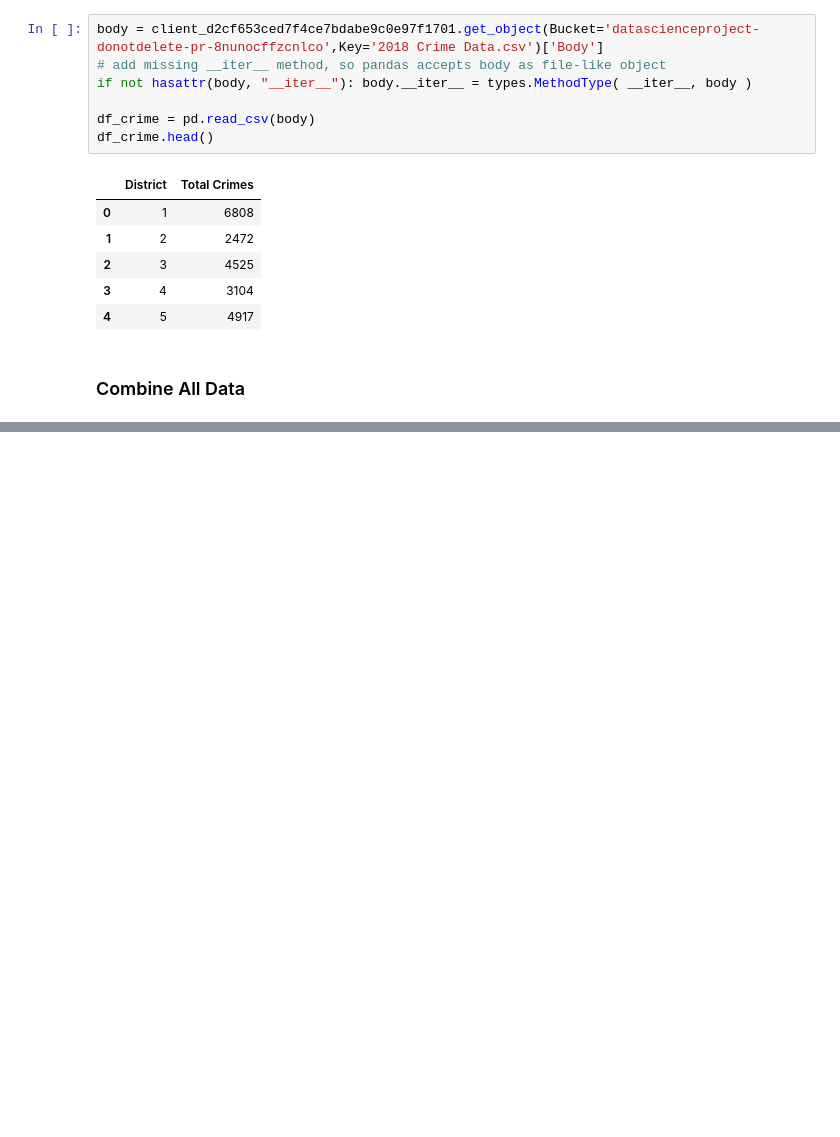
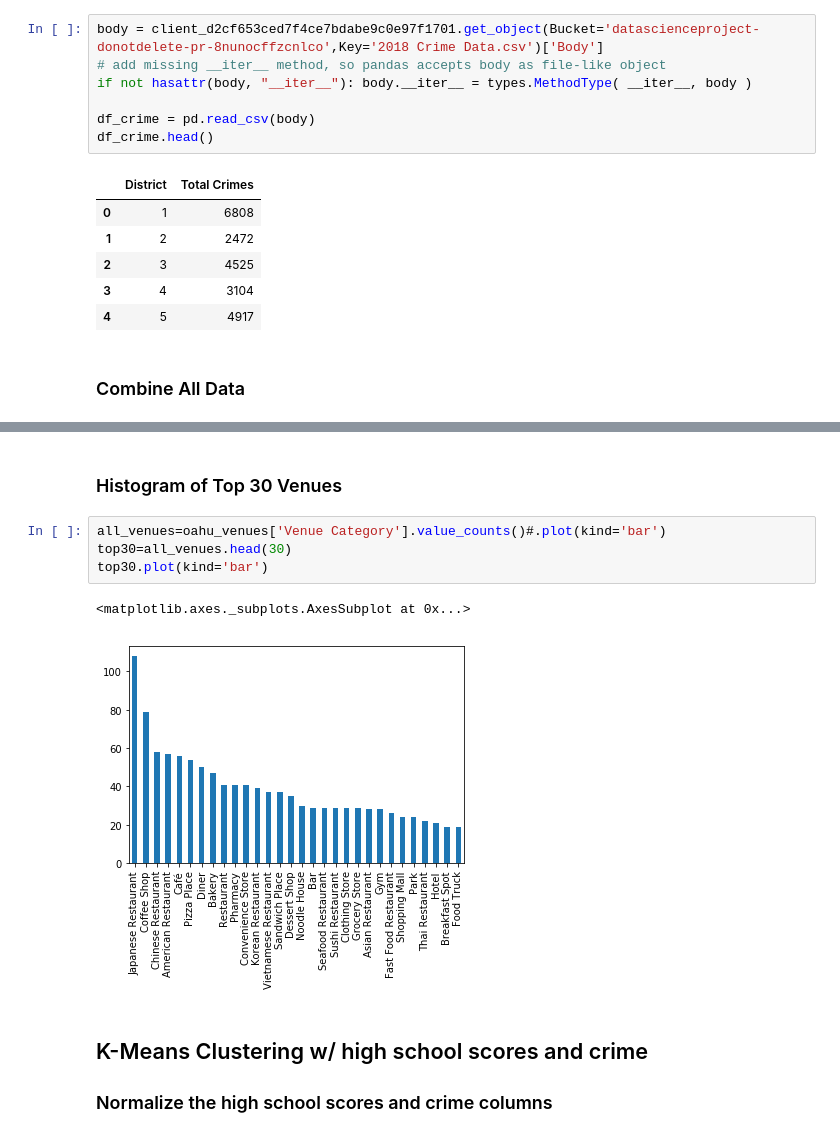
Before and after one commit to bschmalzel/Coursera_Capstone, a Jupyter notebook: Final Capstone Project.ipynb, the cells around one changed output, grey strips where cells are left out. Saved outputs shown, nothing was run; the diff lists cells and outputs as text; blank space fills up the shorter version.

```diff
--- a/Final Capstone Project.ipynb
+++ b/Final Capstone Project.ipynb
@@ -279,0 +447,12 @@ df_combined
+# %% [markdown]
+### Histogram of Top 30 Venues
+# %%
+all_venues=oahu_venues['Venue Category'].value_counts()#.plot(kind='bar')
+top30=all_venues.head(30)
+top30.plot(kind='bar')
+# %% [output]
+<matplotlib.axes._subplots.AxesSubplot at 0x...>
+[figure, added]
+# %% [markdown]
+## K-Means Clustering w/ high school scores and crime
+### Normalize the high school scores and crime columns
```
Also changed, not shown: parts of 51 cells of this notebook.
